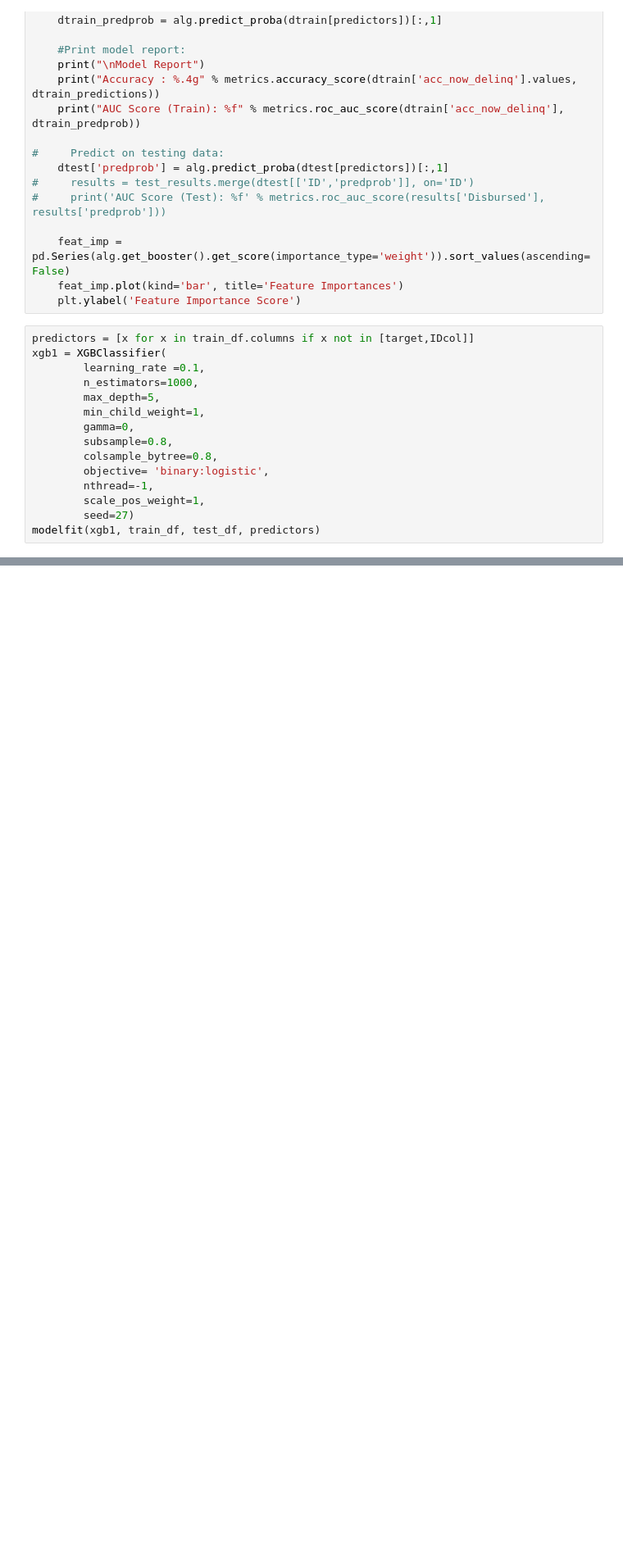
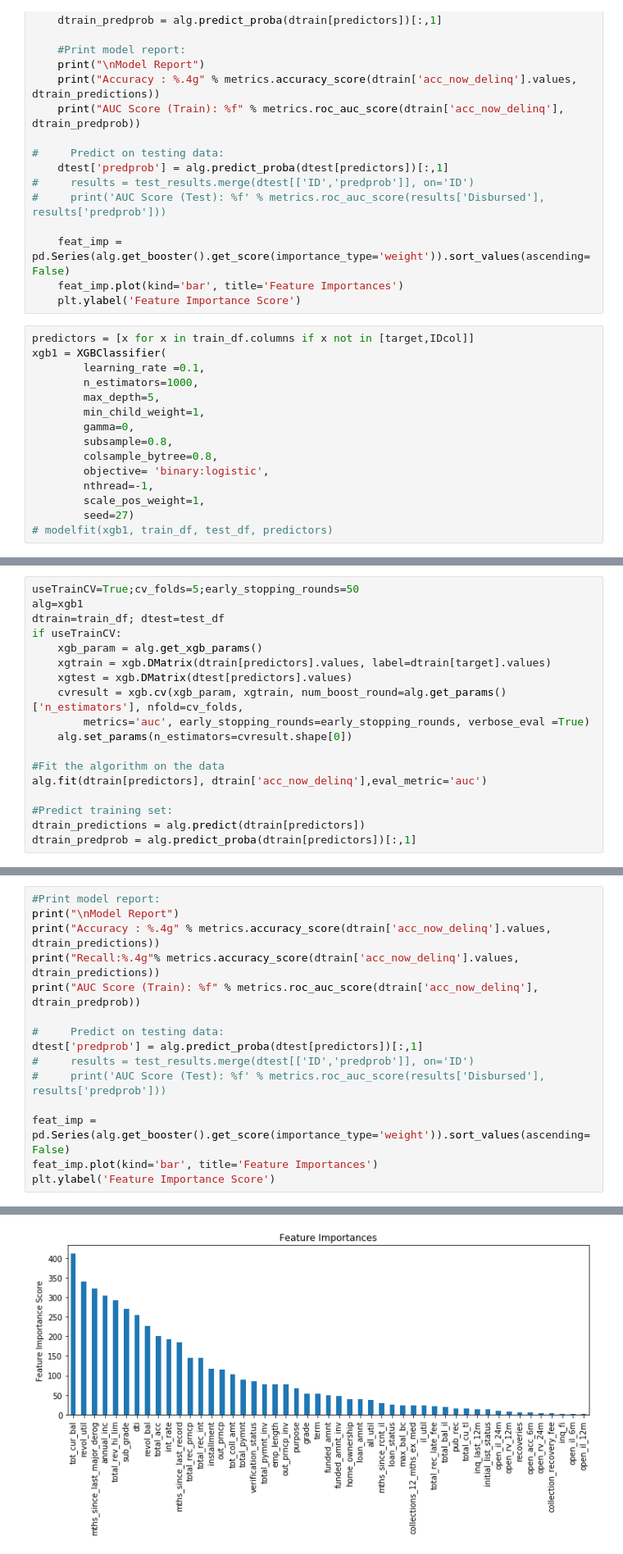
Before and after one commit to fuhailin/PINGAN-2018-Challenge, a Jupyter notebook: solution/xgboost_starter.ipynb, the cells around one changed output, grey strips where cells are left out. Shown: that part at 82% size. Cells and saved outputs as stored; diff of their text form; blank space fills up the shorter version.

```diff
--- a/solution/xgboost_starter.ipynb
+++ b/solution/xgboost_starter.ipynb
@@ -83,4 +81,4 @@ xgb1 = XGBClassifier(
         nthread=-1,
         scale_pos_weight=1,
         seed=27)
-modelfit(xgb1, train_df, test_df, predictors)
+# modelfit(xgb1, train_df, test_df, predictors)
@@ -105,0 +85,18 @@ KeyError: 'Disbursed'
+# %%
+useTrainCV=True;cv_folds=5;early_stopping_rounds=50
+alg=xgb1
+dtrain=train_df; dtest=test_df
+if useTrainCV:
+    xgb_param = alg.get_xgb_params()
+    xgtrain = xgb.DMatrix(dtrain[predictors].values, label=dtrain[target].values)
+    xgtest = xgb.DMatrix(dtest[predictors].values)
+    cvresult = xgb.cv(xgb_param, xgtrain, num_boost_round=alg.get_params()['n_estimators'], nfold=cv_folds,
+        metrics='auc', early_stopping_rounds=early_stopping_rounds, verbose_eval =True)
+    alg.set_params(n_estimators=cvresult.shape[0])
+
+#Fit the algorithm on the data
+alg.fit(dtrain[predictors], dtrain['acc_now_delinq'],eval_metric='auc')
+
+#Predict training set:
+dtrain_predictions = alg.predict(dtrain[predictors])
+dtrain_predprob = alg.predict_proba(dtrain[predictors])[:,1]
@@ -105,0 +121,16 @@ KeyError: 'Disbursed'
+# %%
+#Print model report:
+print("\nModel Report")
+print("Accuracy : %.4g" % metrics.accuracy_score(dtrain['acc_now_delinq'].values, dtrain_predictions))
+print("Recall:%.4g"% metrics.accuracy_score(dtrain['acc_now_delinq'].values, dtrain_predictions))
+print("AUC Score (Train): %f" % metrics.roc_auc_score(dtrain['acc_now_delinq'], dtrain_predprob))
+
+#     Predict on testing data:
+dtest['predprob'] = alg.predict_proba(dtest[predictors])[:,1]
+#     results = test_results.merge(dtest[['ID','predprob']], on='ID')
+#     print('AUC Score (Test): %f' % metrics.roc_auc_score(results['Disbursed'], results['predprob']))
+
+feat_imp = pd.Series(alg.get_booster().get_score(importance_type='weight')).sort_values(ascending=False)
+feat_imp.plot(kind='bar', title='Feature Importances')
+plt.ylabel('Feature Importance Score')
+# %% [output]
@@ -105,0 +142 @@ KeyError: 'Disbursed'
+[figure, added]
```
Also changed, not shown: parts of 7 cells of this notebook, 3 other files.
